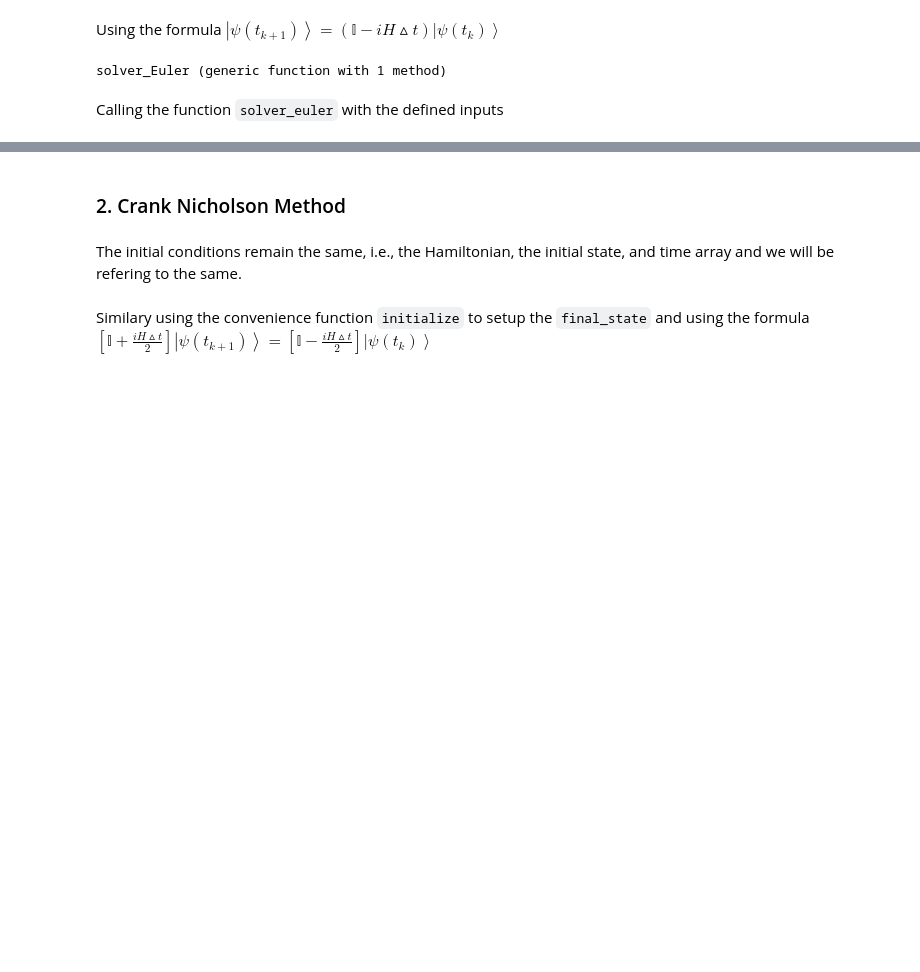
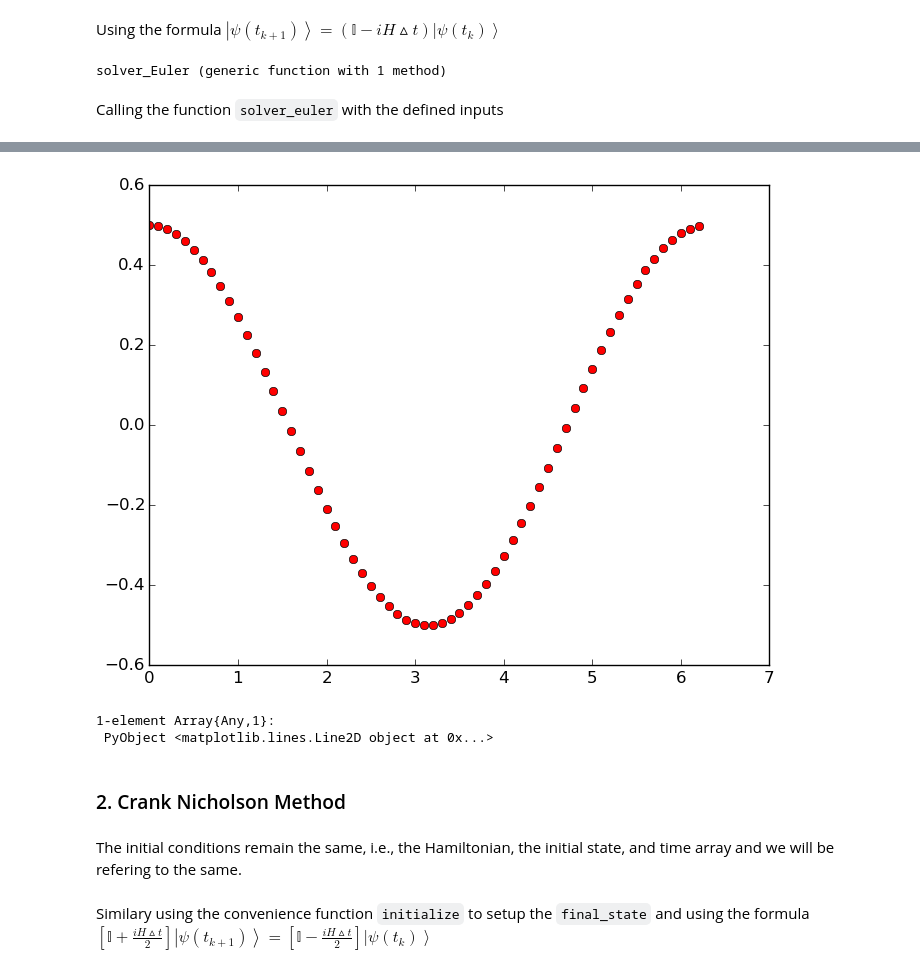
Before and after one commit to amitjamadagni/Notes-Notebooks, a Jupyter notebook: Notebooks/Solvers.ipynb, the cells around one changed output, grey strips where cells are left out. Drawn from its saved outputs; the diff is of its cells as text; code cells hidden in the pictures; blank space fills up the shorter version.

```diff
--- a/Notebooks/Solvers.ipynb
+++ b/Notebooks/Solvers.ipynb
@@ -117,3 +126,14 @@ Complex{Float64}[0.6770051243622416 + 0.0im,0.0 + 0.07047791951081286im]
+# %%
+fs_a = Array(typeof(init_state),0)
+push!(fs_a, init_state)
+for i=2:length(tlist)
+    push!(fs_a, expm(-im*hamiltonian*(tlist[i]-tlist[1]))*fs_a[1])
+end
+plot(tlist, Float64[real(xe[1]) for xe in fs_a],"ro")
+# %% [output]
+[figure, added]
+1-element Array{Any,1}:
+ PyObject <matplotlib.lines.Line2D object at 0x...>
 # %% [markdown]
 ### 2. Crank Nicholson Method
 # %% [markdown]
```
Also changed, not shown: parts of 20 cells of this notebook.
